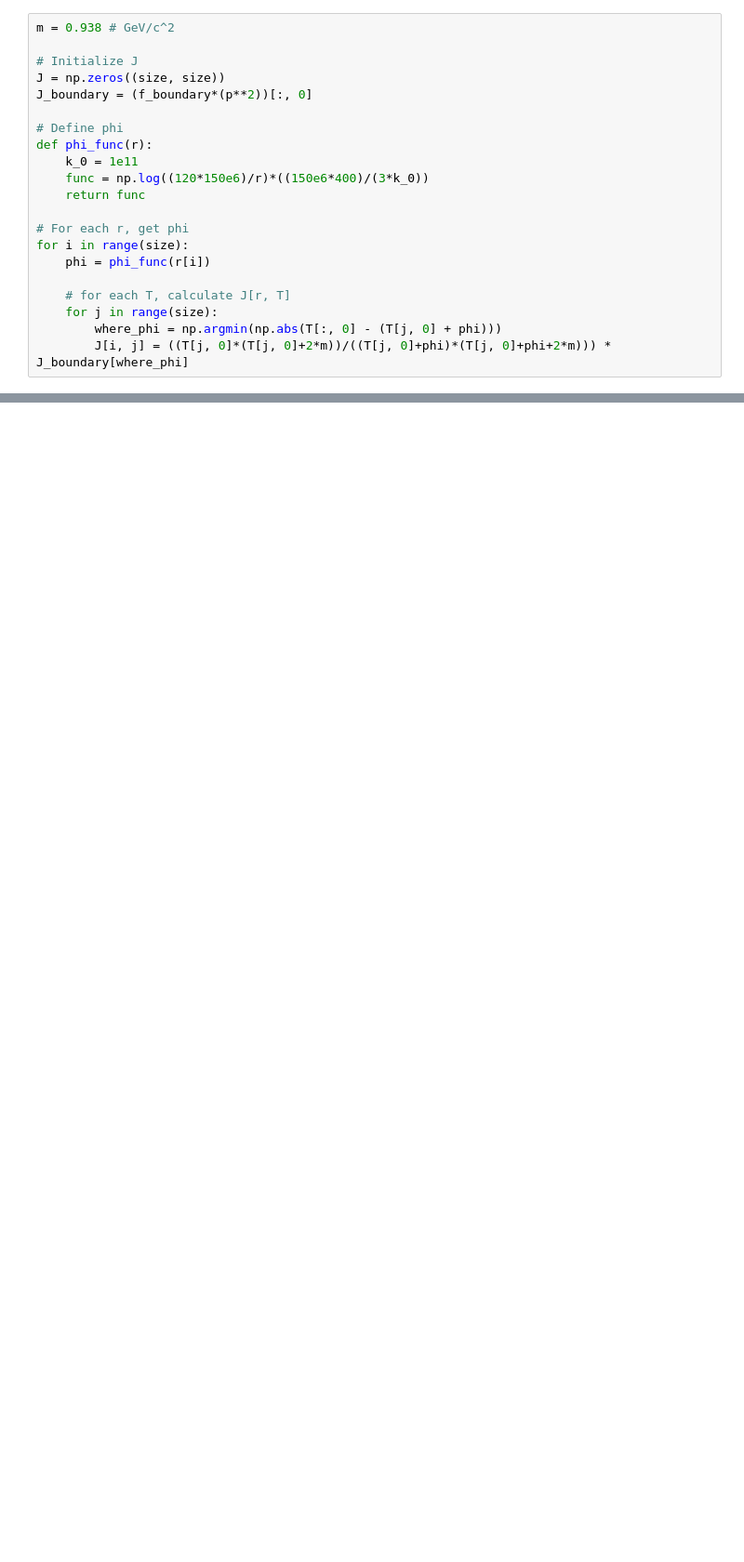
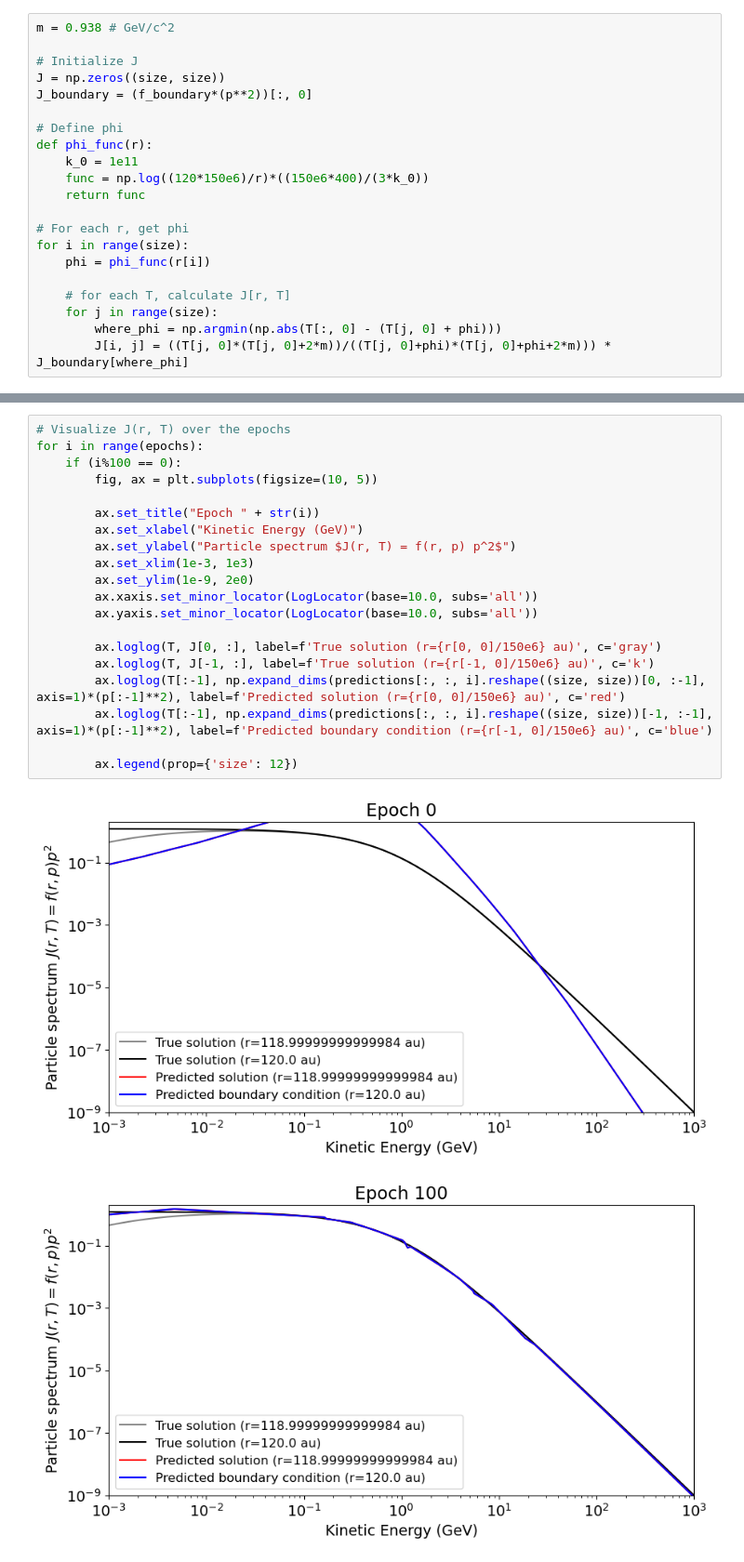
Before and after one commit to linneawolniewicz/pinns, a Jupyter notebook: figures/visualize.ipynb, the cells around one changed output, grey strips where cells are left out. Shown at 93% size. Drawn from its saved outputs; the diff is of its cells as text; blank space fills up the shorter version.

```diff
--- a/figures/visualize.ipynb
+++ b/figures/visualize.ipynb
@@ -111,0 +112,23 @@ plt.savefig("loss.png")
+# %%
+# Visualize J(r, T) over the epochs
+for i in range(epochs):
+    if (i%100 == 0):
+        fig, ax = plt.subplots(figsize=(10, 5))
+
+        ax.set_title("Epoch " + str(i))
+        ax.set_xlabel("Kinetic Energy (GeV)")
+        ax.set_ylabel("Particle spectrum $J(r, T) = f(r, p) p^2$")
+        ax.set_xlim(1e-3, 1e3)
+        ax.set_ylim(1e-9, 2e0)
+        ax.xaxis.set_minor_locator(LogLocator(base=10.0, subs='all'))
+        ax.yaxis.set_minor_locator(LogLocator(base=10.0, subs='all'))
+
+        ax.loglog(T, J[0, :], label=f'True solution (r={r[0, 0]/150e6} au)', c='gray')
+        ax.loglog(T, J[-1, :], label=f'True solution (r={r[-1, 0]/150e6} au)', c='k')
+        ax.loglog(T[:-1], np.expand_dims(predictions[:, :, i].reshape((size, size))[0, :-1], axis=1)*(p[:-1]**2), label=f'Predicted solution (r={r[0, 0]/150e6} au)', c='red')
+        ax.loglog(T[:-1], np.expand_dims(predictions[:, :, i].reshape((size, size))[-1, :-1], axis=1)*(p[:-1]**2), label=f'Predicted boundary condition (r={r[-1, 0]/150e6} au)', c='blue')
+
+        ax.legend(prop={'size': 12})
+# %% [output]
+[figure, added]
+[figure, added]
```
Also changed, not shown: parts of 8 cells of this notebook, 6 other files.
